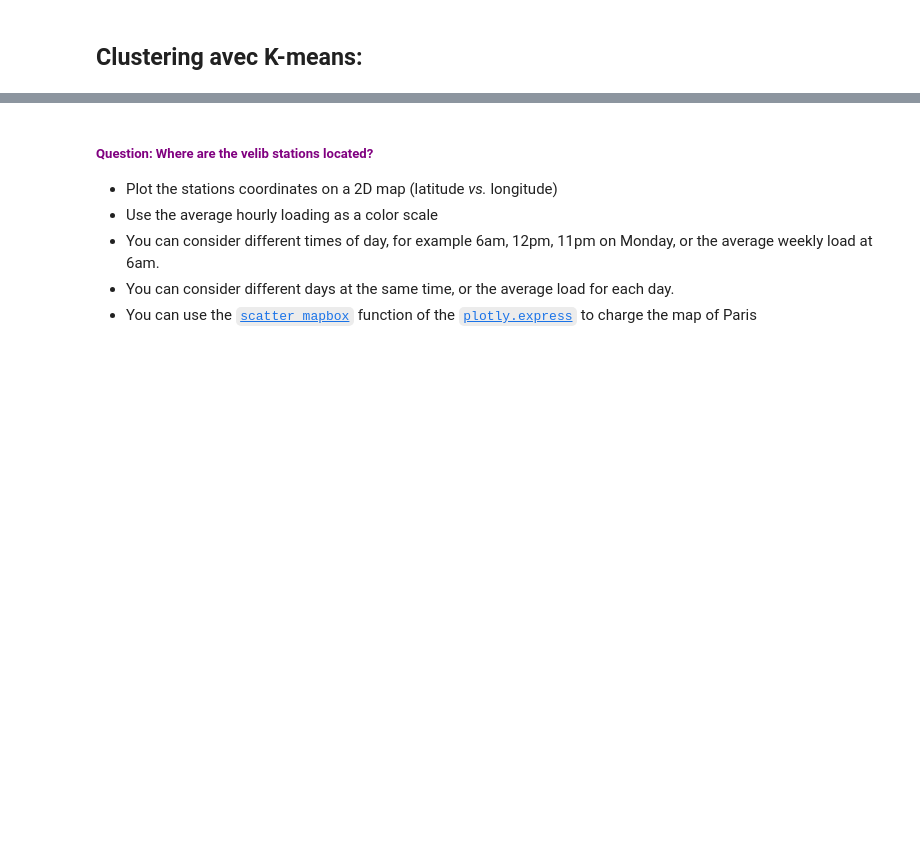
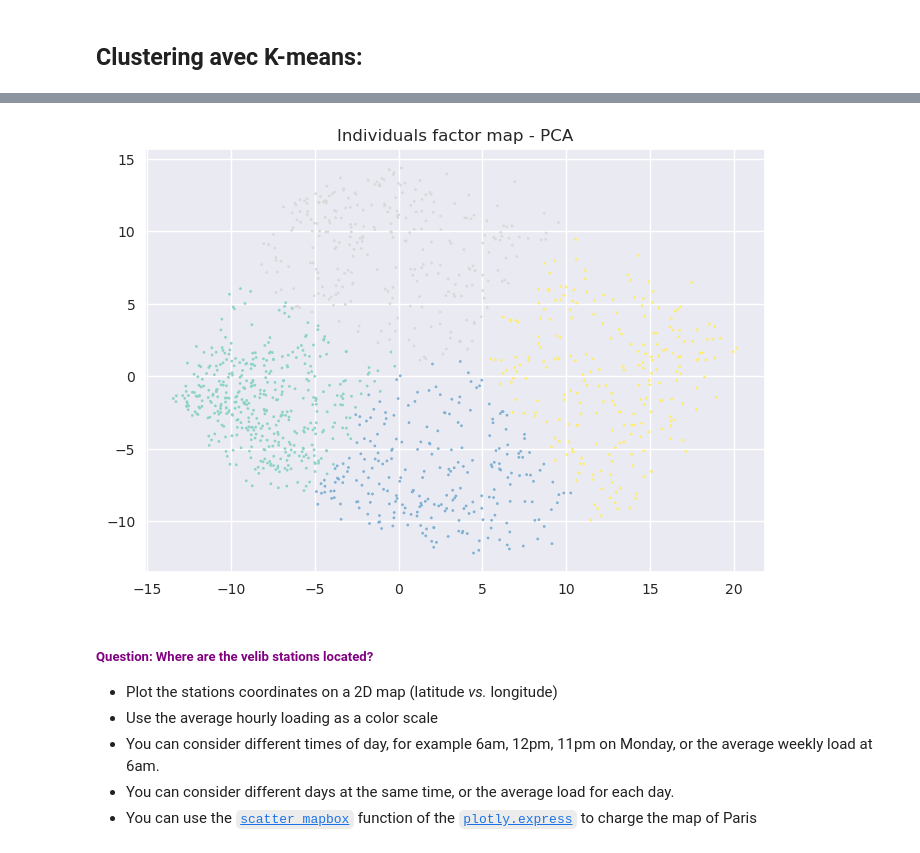
Before and after one commit to maidinhnam/Projet_Analyse_de_donnees, a Jupyter notebook: Velib/TP_velib_Python.ipynb, the cells around one changed output, grey strips where cells are left out. Saved outputs shown, nothing was run; the diff lists cells and outputs as text; code cells hidden in the pictures; blank space fills up the shorter version.

```diff
--- a/Velib/TP_velib_Python.ipynb
+++ b/Velib/TP_velib_Python.ipynb
@@ -612,3 +628,14 @@ for k in range(2, 10):
+# %%
+data_reduced = pca_result[:,:5]
+K = 4
+cmap = plt.get_cmap('Set3',K)
+kmeans_pca = KMeans(n_clusters=K, random_state=0)
+clusters_pca = kmeans_pca.fit_predict(data_reduced)
+plt.scatter(pca_result[:,0], pca_result[:,1], c=clusters_pca, s=1, linewidths=1, cmap=cmap)
+plt.title("Individuals factor map - PCA")
+plt.show()
+# %% [output]
+[figure, added]
 # %% [markdown]
 ##### <span style="color:purple"> **Question:** Where are the velib stations located?</span>
 
```
Also changed, not shown: parts of 11 cells of this notebook.
